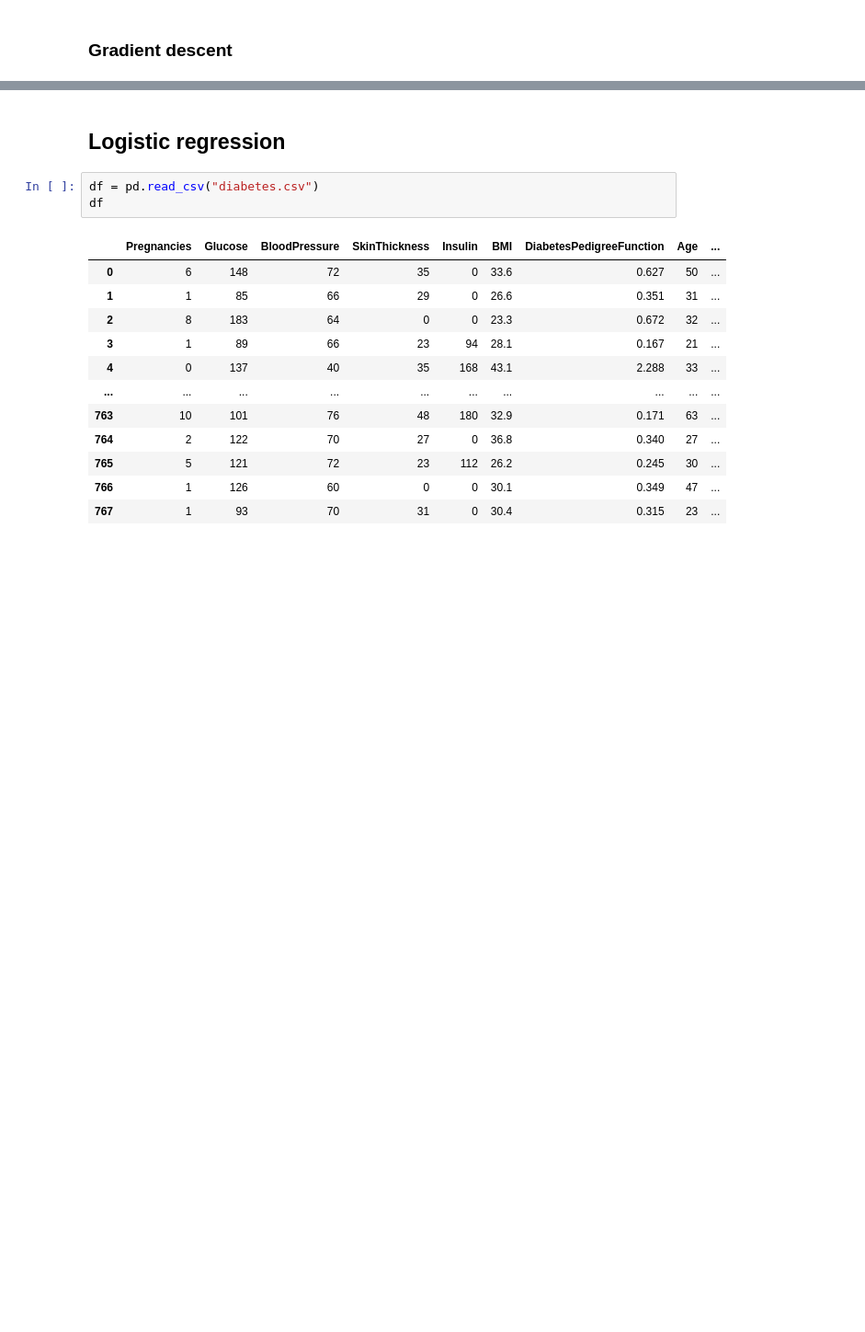
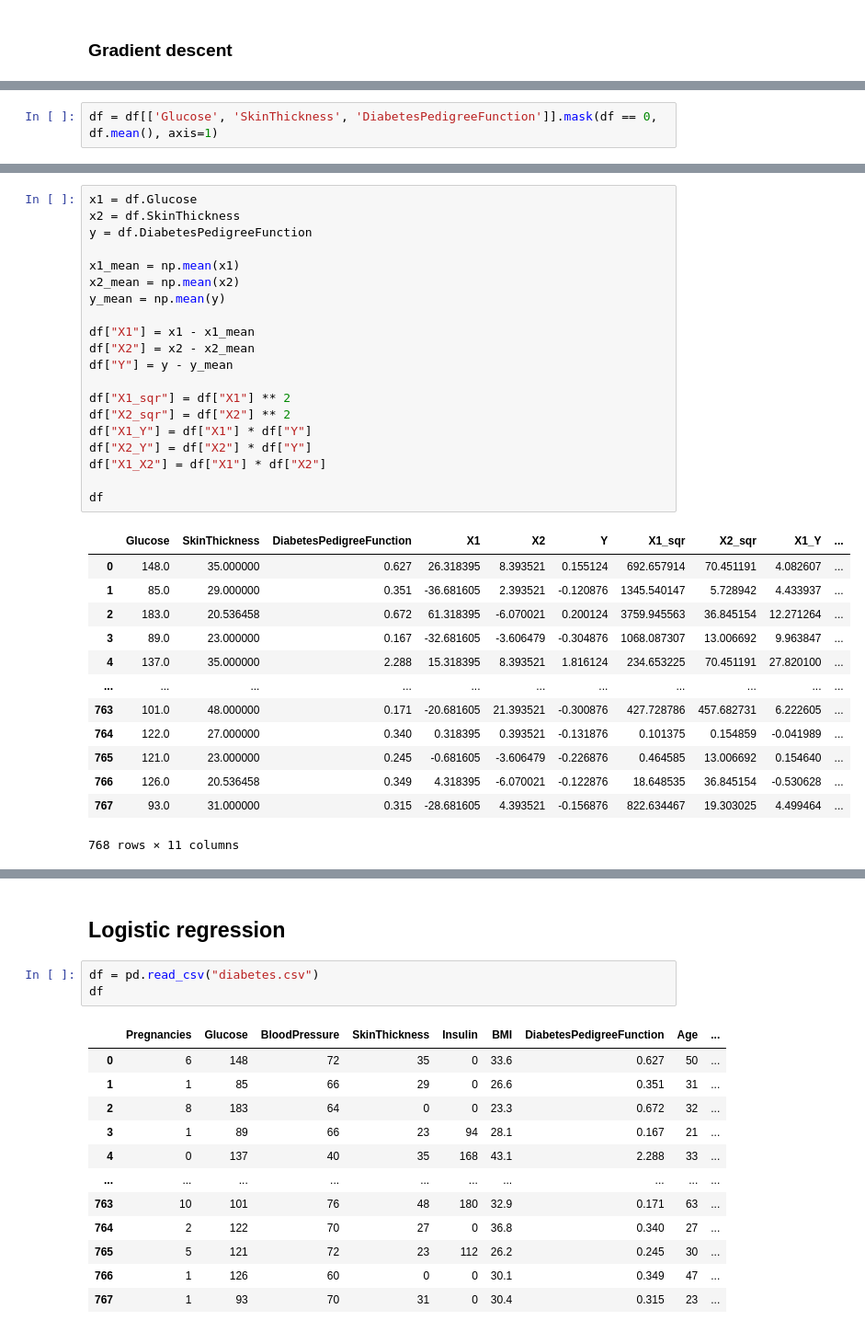
Before and after one commit to dhzdhd/DSE, a Jupyter notebook: Year 2/Semester 4/ML lab/Week 5/W5.ipynb, the cells around one changed output, grey strips where cells are left out. Shown: that part at 92% size. Cells and saved outputs as stored; diff of their text form; blank space fills up the shorter version.

```diff
--- a/Year 2/Semester 4/ML lab/Week 5/W5.ipynb
+++ b/Year 2/Semester 4/ML lab/Week 5/W5.ipynb
@@ -116,0 +162,2 @@ plt.show()
+# %%
+df = df[['Glucose', 'SkinThickness', 'DiabetesPedigreeFunction']].mask(df == 0, df.mean(), axis=1)
@@ -116,0 +196,34 @@ plt.show()
+# %%
+x1 = df.Glucose
+x2 = df.SkinThickness
+y = df.DiabetesPedigreeFunction
+
+x1_mean = np.mean(x1)
+x2_mean = np.mean(x2)
+y_mean = np.mean(y)
+
+df["X1"] = x1 - x1_mean
+df["X2"] = x2 - x2_mean
+df["Y"] = y - y_mean
+
+df["X1_sqr"] = df["X1"] ** 2
+df["X2_sqr"] = df["X2"] ** 2
+df["X1_Y"] = df["X1"] * df["Y"]
+df["X2_Y"] = df["X2"] * df["Y"]
+df["X1_X2"] = df["X1"] * df["X2"]
+
+df
+# %% [output]
+|  | Glucose | SkinThickness | DiabetesPedigreeFunction | X1 | X2 | Y | X1_sqr | X2_sqr | X1_Y | ... |
+| 0 | 148.0 | 35.000000 | 0.627 | 26.318395 | 8.393521 | 0.155124 | 692.657914 | 70.451191 | 4.082607 | ... |
+| 1 | 85.0 | 29.000000 | 0.351 | -36.681605 | 2.393521 | -0.120876 | 1345.540147 | 5.728942 | 4.433937 | ... |
+| 2 | 183.0 | 20.536458 | 0.672 | 61.318395 | -6.070021 | 0.200124 | 3759.945563 | 36.845154 | 12.271264 | ... |
+| 3 | 89.0 | 23.000000 | 0.167 | -32.681605 | -3.606479 | -0.304876 | 1068.087307 | 13.006692 | 9.963847 | ... |
+| 4 | 137.0 | 35.000000 | 2.288 | 15.318395 | 8.393521 | 1.816124 | 234.653225 | 70.451191 | 27.820100 | ... |
+| ... | ... | ... | ... | ... | ... | ... | ... | ... | ... | ... |
+| 763 | 101.0 | 48.000000 | 0.171 | -20.681605 | 21.393521 | -0.300876 | 427.728786 | 457.682731 | 6.222605 | ... |
+| 764 | 122.0 | 27.000000 | 0.340 | 0.318395 | 0.393521 | -0.131876 | 0.101375 | 0.154859 | -0.041989 | ... |
+| 765 | 121.0 | 23.000000 | 0.245 | -0.681605 | -3.606479 | -0.226876 | 0.464585 | 13.006692 | 0.154640 | ... |
+| 766 | 126.0 | 20.536458 | 0.349 | 4.318395 | -6.070021 | -0.122876 | 18.648535 | 36.845154 | -0.530628 | ... |
+| 767 | 93.0 | 31.000000 | 0.315 | -28.681605 | 4.393521 | -0.156876 | 822.634467 | 19.303025 | 4.499464 | ... |
+768 rows × 11 columns
```
Also changed, not shown: parts of 23 cells of this notebook, 1 other file.
